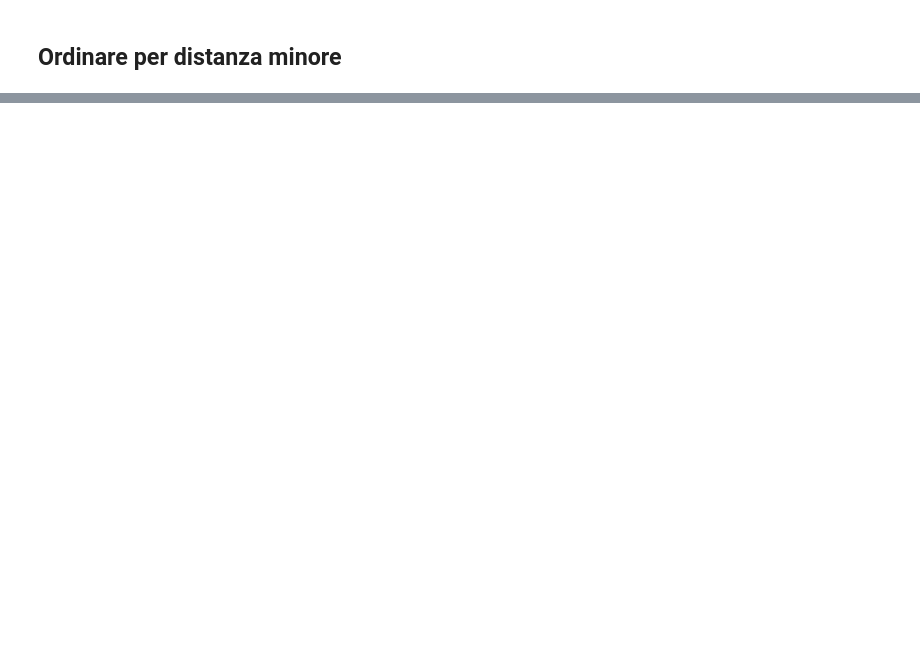
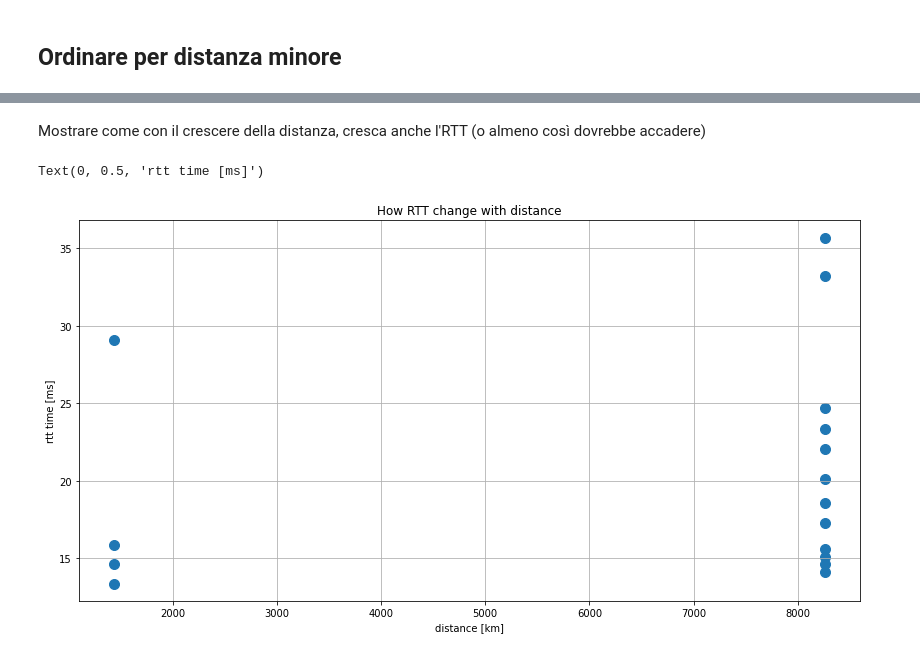
Before and after one commit to Davide-Lotito/EDI_labs, a Jupyter notebook: lab1/notebook/notebook.ipynb, the cells around one changed output, grey strips where cells are left out. Cells and saved outputs as stored; diff of their text form; code cells hidden in the pictures; blank space fills up the shorter version.

```diff
--- a/lab1/notebook/notebook.ipynb
+++ b/lab1/notebook/notebook.ipynb
@@ -133,0 +165,13 @@ df.sort_values('distance')
+# %% [markdown]
+Mostrare come con il crescere della distanza, cresca anche l'RTT (o almeno così dovrebbe accadere)
+# %%
+#df.sort_values("distance").groupby("distance").avgRTT.plot()
+df.plot.scatter(x = 'distance', y = 'avgRTT', s = 100);
+plt.grid()
+plt.rcParams["figure.figsize"] = (14, 7)
+plt.title("How RTT change with distance")
+plt.xlabel("distance [km]")
+plt.ylabel("rtt time [ms]")
+# %% [output]
+Text(0, 0.5, 'rtt time [ms]')
+[figure, added]
```
Also changed, not shown: parts of 8 cells of this notebook, 1 other file.
